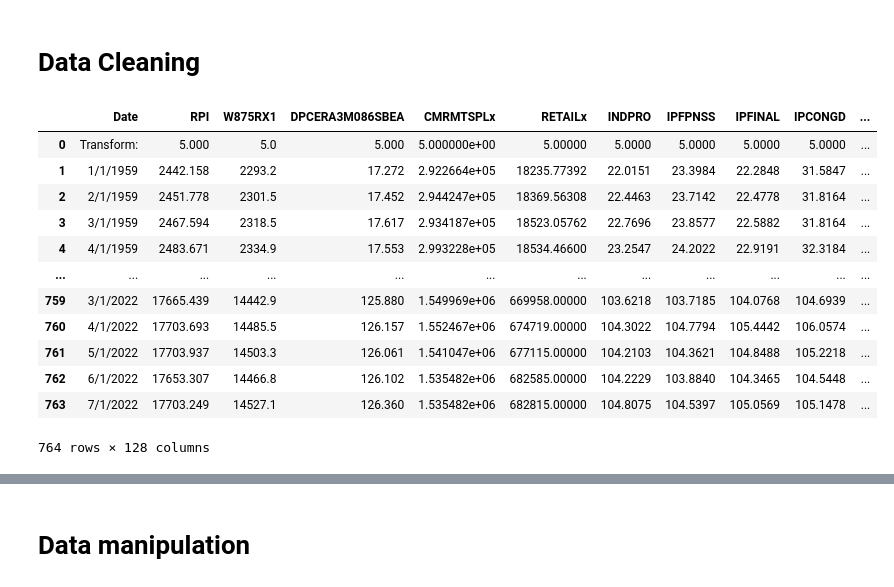
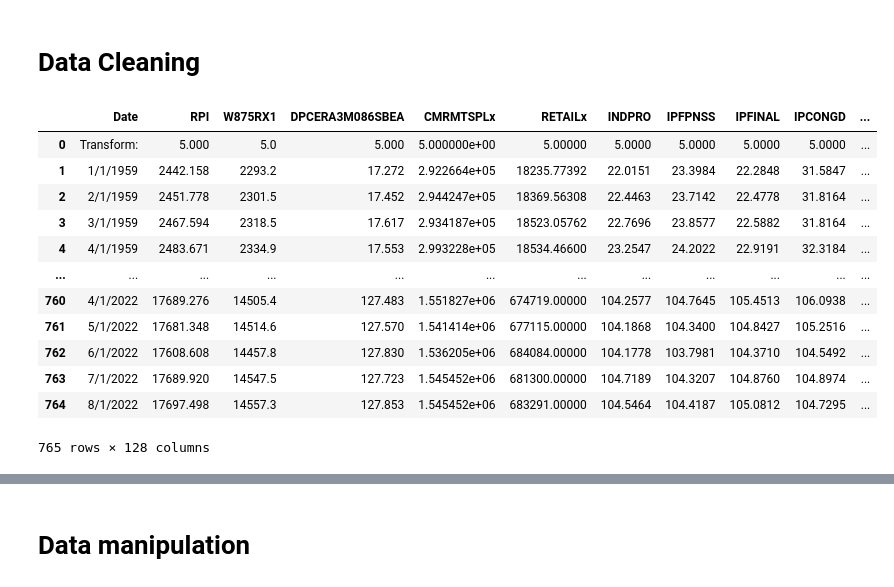
Before and after one commit to enexqnt/RBAA, a Jupyter notebook: Forecast - Recession.ipynb, the cells around one changed output, grey strips where cells are left out. Cells and saved outputs as stored; diff of their text form; code cells hidden in the pictures.

```diff
--- a/Forecast - Recession.ipynb
+++ b/Forecast - Recession.ipynb
@@ -9,23 +9,23 @@ warnings.filterwarnings('ignore')
 # Data Cleaning
 # %%
 n=10
-df_cleaned=pd.read_csv('data\current.csv')[:-1].dropna(axis=1, thresh=n).fillna(method='ffill')
+df_cleaned=pd.read_csv('current.csv').dropna(axis=1, thresh=n).fillna(method='ffill')
 df_cleaned.rename(columns={'sasdate': 'Date'}, inplace=True)
 df_cleaned
 # %% [output]
 |  | Date | RPI | W875RX1 | DPCERA3M086SBEA | CMRMTSPLx | RETAILx | INDPRO | IPFPNSS | IPFINAL | IPCONGD | ... |
 | 0 | Transform: | 5.000 | 5.0 | 5.000 | 5.000000e+00 | 5.00000 | 5.0000 | 5.0000 | 5.0000 | 5.0000 | ... |
 | 1 | 1/1/1959 | 2442.158 | 2293.2 | 17.272 | 2.922664e+05 | 18235.77392 | 22.0151 | 23.3984 | 22.2848 | 31.5847 | ... |
 | 2 | 2/1/1959 | 2451.778 | 2301.5 | 17.452 | 2.944247e+05 | 18369.56308 | 22.4463 | 23.7142 | 22.4778 | 31.8164 | ... |
 | 3 | 3/1/1959 | 2467.594 | 2318.5 | 17.617 | 2.934187e+05 | 18523.05762 | 22.7696 | 23.8577 | 22.5882 | 31.8164 | ... |
 | 4 | 4/1/1959 | 2483.671 | 2334.9 | 17.553 | 2.993228e+05 | 18534.46600 | 23.2547 | 24.2022 | 22.9191 | 32.3184 | ... |
 | ... | ... | ... | ... | ... | ... | ... | ... | ... | ... | ... | ... |
-| 759 | 3/1/2022 | 17665.439 | 14442.9 | 125.880 | 1.549969e+06 | 669958.00000 | 103.6218 | 103.7185 | 104.0768 | 104.6939 | ... |
-| 760 | 4/1/2022 | 17703.693 | 14485.5 | 126.157 | 1.552467e+06 | 674719.00000 | 104.3022 | 104.7794 | 105.4442 | 106.0574 | ... |
-| 761 | 5/1/2022 | 17703.937 | 14503.3 | 126.061 | 1.541047e+06 | 677115.00000 | 104.2103 | 104.3621 | 104.8488 | 105.2218 | ... |
-| 762 | 6/1/2022 | 17653.307 | 14466.8 | 126.102 | 1.535482e+06 | 682585.00000 | 104.2229 | 103.8840 | 104.3465 | 104.5448 | ... |
-| 763 | 7/1/2022 | 17703.249 | 14527.1 | 126.360 | 1.535482e+06 | 682815.00000 | 104.8075 | 104.5397 | 105.0569 | 105.1478 | ... |
+| 760 | 4/1/2022 | 17689.276 | 14505.4 | 127.483 | 1.551827e+06 | 674719.00000 | 104.2577 | 104.7645 | 105.4513 | 106.0938 | ... |
+| 761 | 5/1/2022 | 17681.348 | 14514.6 | 127.570 | 1.541414e+06 | 677115.00000 | 104.1868 | 104.3400 | 104.8427 | 105.2516 | ... |
+| 762 | 6/1/2022 | 17608.608 | 14457.8 | 127.830 | 1.536205e+06 | 684084.00000 | 104.1778 | 103.7981 | 104.3710 | 104.5492 | ... |
+| 763 | 7/1/2022 | 17689.920 | 14547.5 | 127.723 | 1.545452e+06 | 681300.00000 | 104.7189 | 104.3207 | 104.8760 | 104.8974 | ... |
+| 764 | 8/1/2022 | 17697.498 | 14557.3 | 127.853 | 1.545452e+06 | 683291.00000 | 104.5464 | 104.4187 | 105.0812 | 104.7295 | ... |
-764 rows × 128 columns
+765 rows × 128 columns
 # %%
 class MacroDataProcess:
     # Stationarity transofrmation
```
Also changed, not shown: parts of 17 cells of this notebook, 3 other files.
